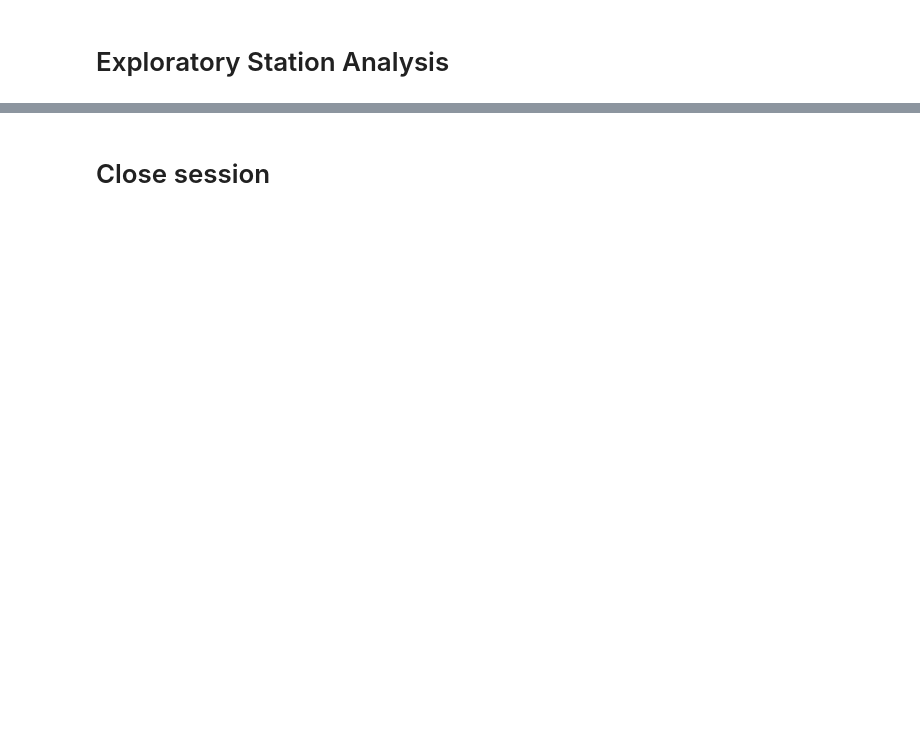
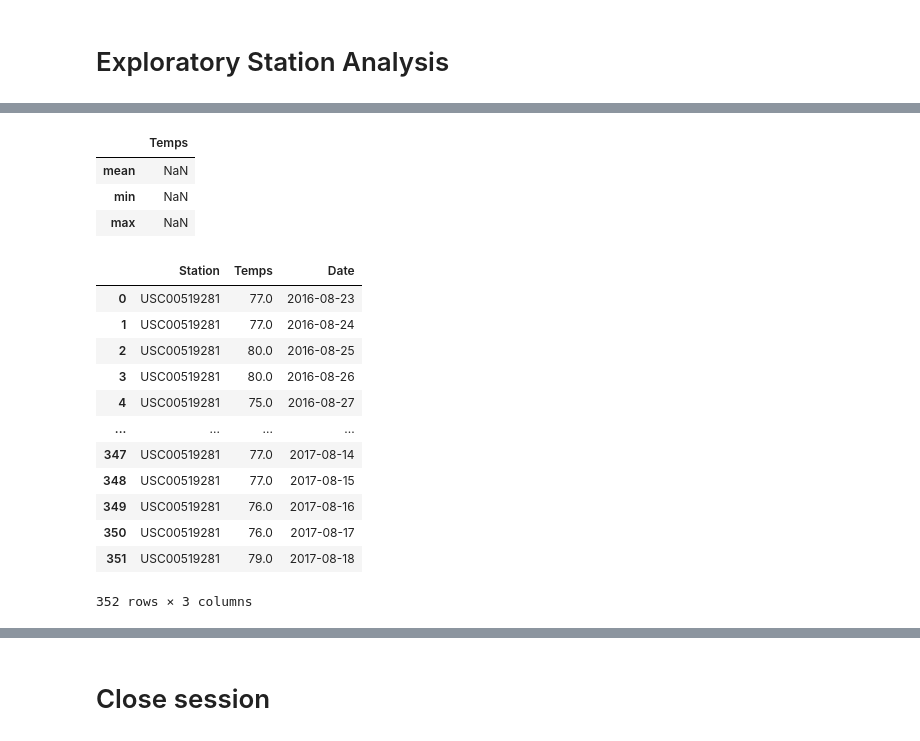
Before and after one commit to DuncanMPlate/sql_alchemy_challenge, a Jupyter notebook: climate_starter.ipynb, the cells around one changed output, grey strips where cells are left out. Cells and saved outputs as stored; diff of their text form; code cells hidden in the pictures; blank space fills up the shorter version.

```diff
--- a/climate_starter.ipynb
+++ b/climate_starter.ipynb
@@ -125,5 +165,32 @@ summary_stas
 # %%
 # Using the most active station id from the previous query, calculate the lowest, highest, and average temperature.
+mostest_station = 'USC00519281'
+for_avgs = session.query(Measurement.tobs, Measurement.station, Measurement.prcp, Measurement.date).filter(Measurement.station == 'USC005161281')
+for_avgs = pd.DataFrame(for_avgs, columns=('Temps', 'Station', 'Rainfall','Date'))
+for_avgs.set_index('Station', inplace=True)
+for_avgs.agg({'Temps' : ['mean', 'min', 'max']})
+# %% [output]
+|  | Temps |
+| mean | NaN |
+| min | NaN |
+| max | NaN |
 # %%
 # Using the most active station id
 # Query the last 12 months of temperature observation data for this station and plot the results as a histogram
+historgramything = session.query(Measurement.station, Measurement.tobs, Measurement.date).filter(Measurement.station == 'USC00519281', Measurement.date >= '2016-08-23')
+historgramything = pd.DataFrame(historgramything, columns=('Station', 'Temps', 'Date'))
+historgramything
+# %% [output]
+|  | Station | Temps | Date |
+| 0 | USC00519281 | 77.0 | 2016-08-23 |
+| 1 | USC00519281 | 77.0 | 2016-08-24 |
+| 2 | USC00519281 | 80.0 | 2016-08-25 |
+| 3 | USC00519281 | 80.0 | 2016-08-26 |
+| 4 | USC00519281 | 75.0 | 2016-08-27 |
+| ... | ... | ... | ... |
+| 347 | USC00519281 | 77.0 | 2017-08-14 |
+| 348 | USC00519281 | 77.0 | 2017-08-15 |
+| 349 | USC00519281 | 76.0 | 2017-08-16 |
+| 350 | USC00519281 | 76.0 | 2017-08-17 |
+| 351 | USC00519281 | 79.0 | 2017-08-18 |
+352 rows × 3 columns
```
Also changed, not shown: parts of 10 cells of this notebook.
